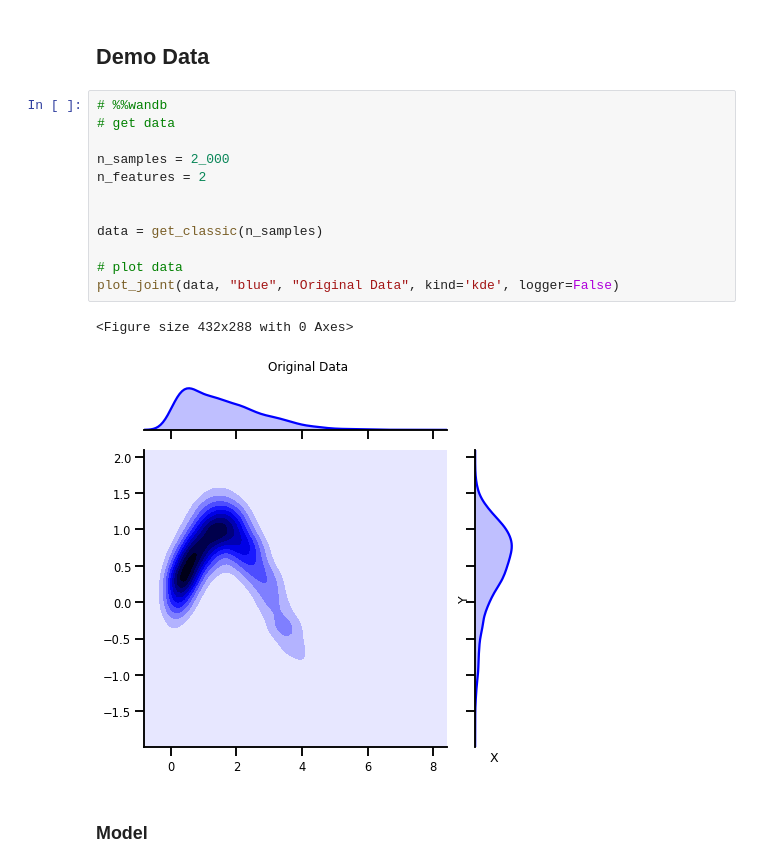
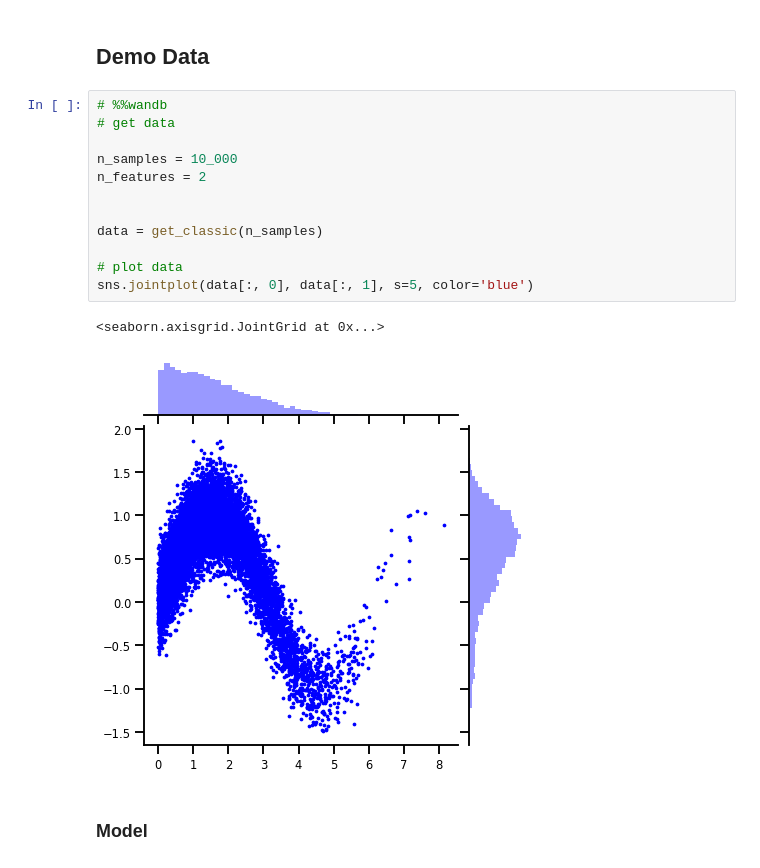
Before and after one commit to IPL-UV/rbig_jax, a Jupyter notebook: notebooks/parametric/1.0_Demo_GaussFlows.ipynb, the cells around one changed output. Drawn from its saved outputs; the diff is of its cells as text.

```diff
--- a/notebooks/parametric/1.0_Demo_GaussFlows.ipynb
+++ b/notebooks/parametric/1.0_Demo_GaussFlows.ipynb
@@ -59,18 +59,18 @@ sns.set_context(context="talk", font_scale=0.7)
 # %%
 # %%wandb
 # get data
 
-n_samples = 2_000
+n_samples = 10_000
 n_features = 2
 
 
 data = get_classic(n_samples)
 
 # plot data
-plot_joint(data, "blue", "Original Data", kind='kde', logger=False)
+sns.jointplot(data[:, 0], data[:, 1], s=5, color='blue')
 # %% [output]
-<Figure size 432x288 with 0 Axes>
+<seaborn.axisgrid.JointGrid at 0x...>
-[figure, old version]
+[figure, new version]
 # %% [markdown]
 ### Model
 # %%
```
Also changed, not shown: parts of 19 cells of this notebook, 5 other files.
